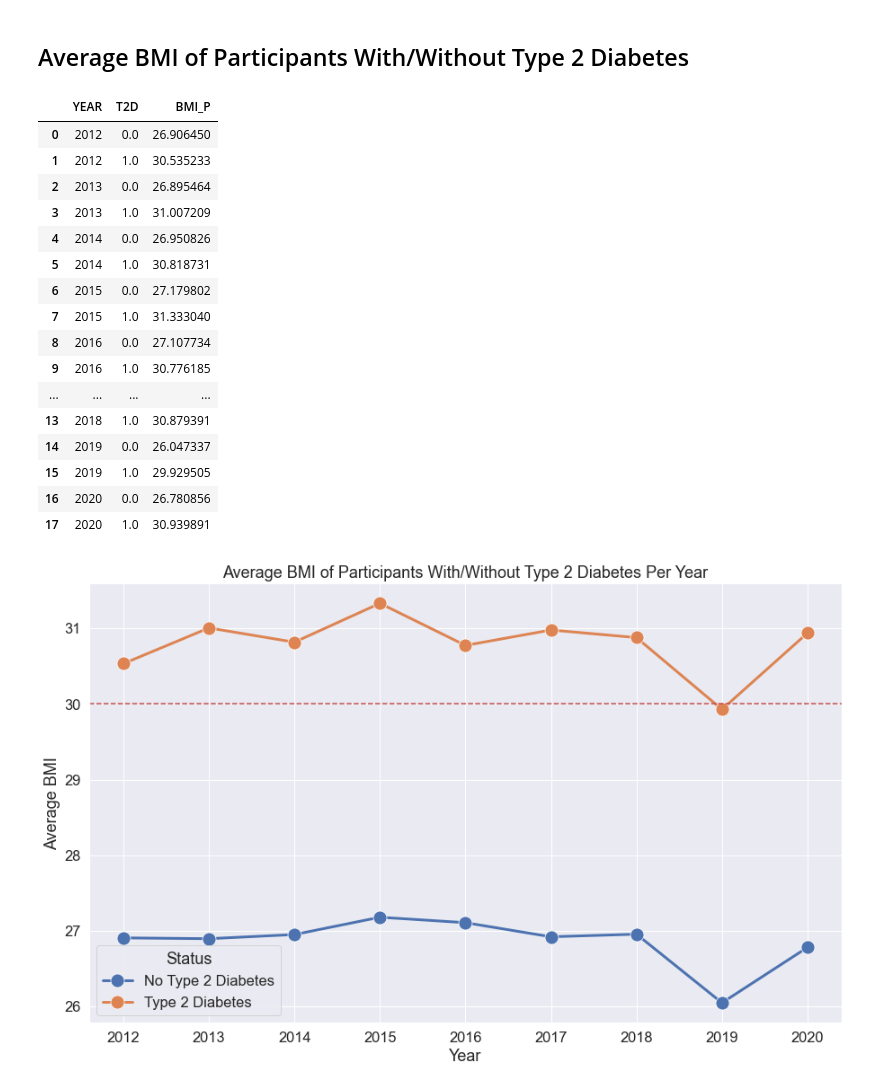
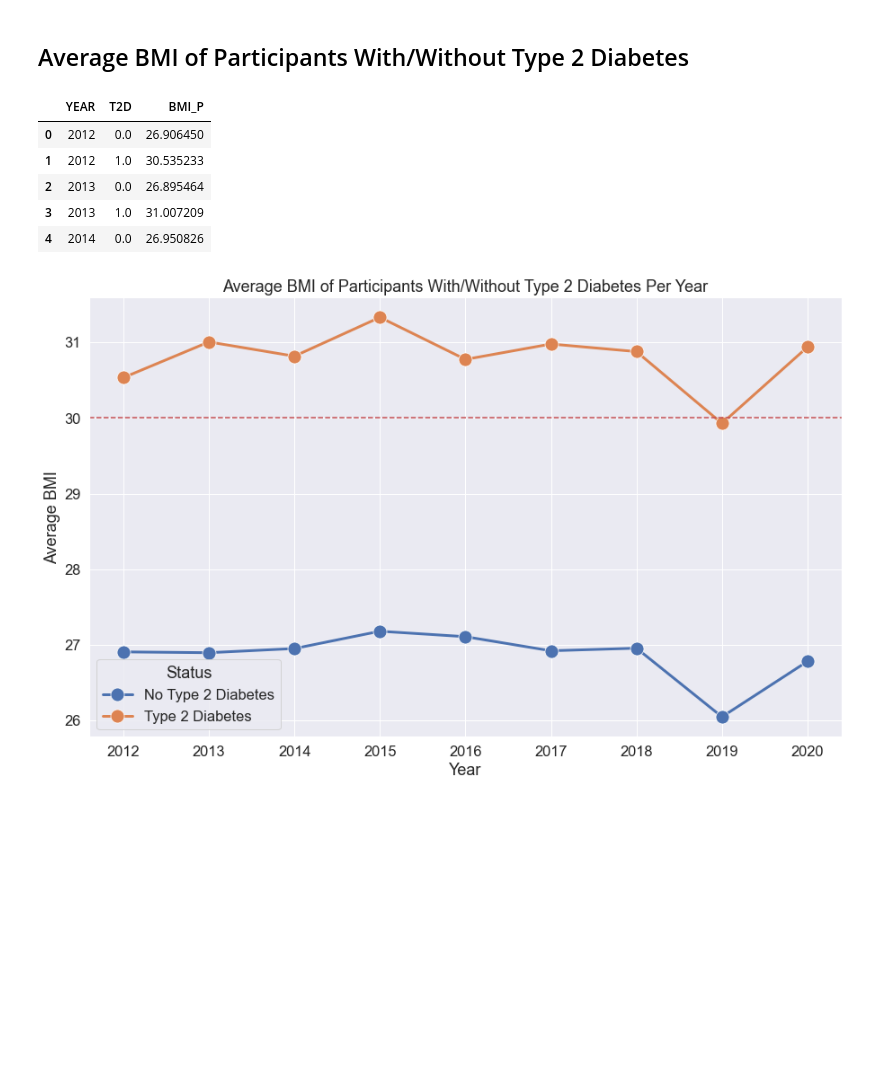
Before and after one commit to GitHubkhim/STATS170_Project, a Jupyter notebook: exploration.ipynb, the cells around one changed output. Cells and saved outputs as stored; diff of their text form; code cells hidden in the pictures; blank space fills up the shorter version.

```diff
--- a/exploration.ipynb
+++ b/exploration.ipynb
@@ -302,25 +303,14 @@ plt.show()
 ## Average BMI of Participants With/Without Type 2 Diabetes
 # %%
 bmi_df = combinedchis.groupby(["YEAR", "T2D"])["BMI_P"].mean().reset_index()
-bmi_df
+bmi_df.head()
 # %% [output]
 |  | YEAR | T2D | BMI_P |
 | 0 | 2012 | 0.0 | 26.906450 |
 | 1 | 2012 | 1.0 | 30.535233 |
 | 2 | 2013 | 0.0 | 26.895464 |
 | 3 | 2013 | 1.0 | 31.007209 |
 | 4 | 2014 | 0.0 | 26.950826 |
-| 5 | 2014 | 1.0 | 30.818731 |
-| 6 | 2015 | 0.0 | 27.179802 |
-| 7 | 2015 | 1.0 | 31.333040 |
-| 8 | 2016 | 0.0 | 27.107734 |
-| 9 | 2016 | 1.0 | 30.776185 |
-| ... | ... | ... | ... |
-| 13 | 2018 | 1.0 | 30.879391 |
-| 14 | 2019 | 0.0 | 26.047337 |
-| 15 | 2019 | 1.0 | 29.929505 |
-| 16 | 2020 | 0.0 | 26.780856 |
-| 17 | 2020 | 1.0 | 30.939891 |
 # %%
 plt.figure(figsize=(15, 9))
 sns.lineplot(x="YEAR", y="BMI_P", hue="T2D", data=bmi_df, marker="o", markersize=15, linewidth=3)
```
Also changed, not shown: parts of 5 cells of this notebook, 8 other files.
